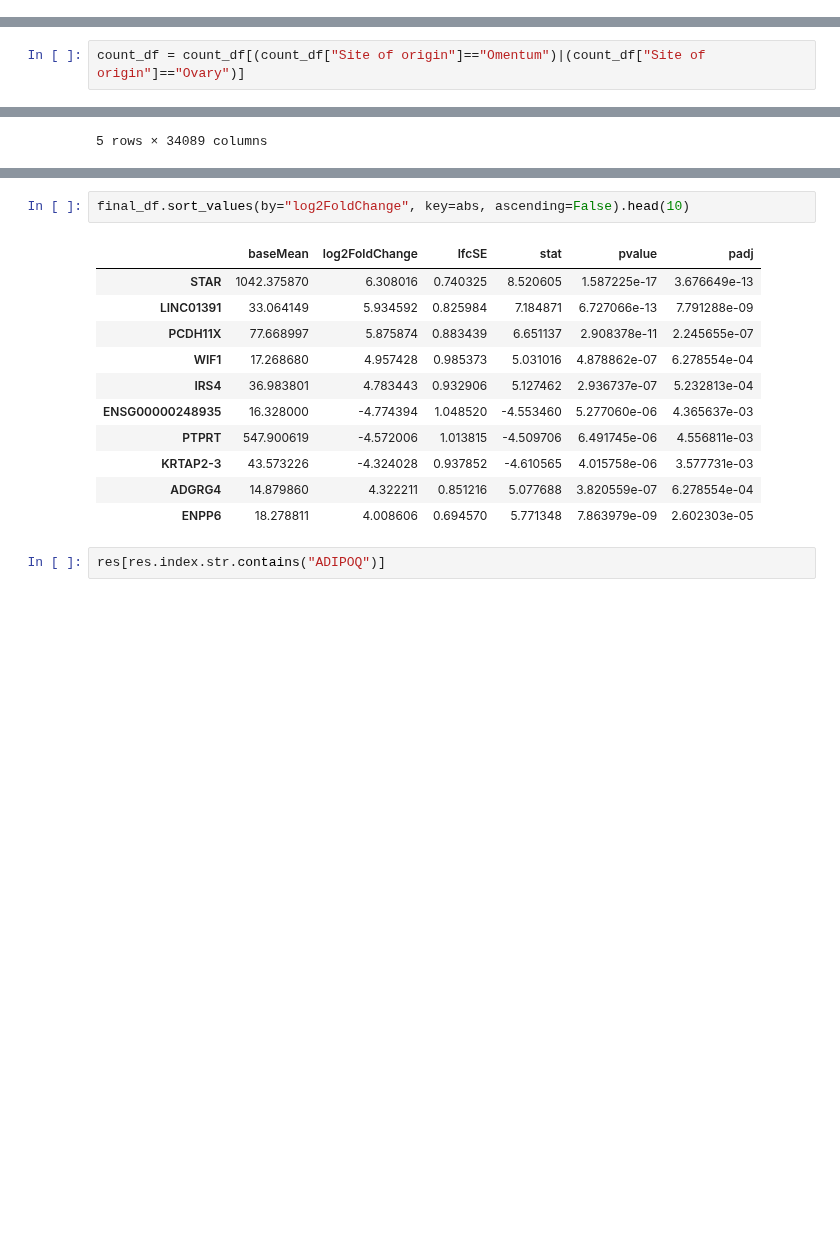
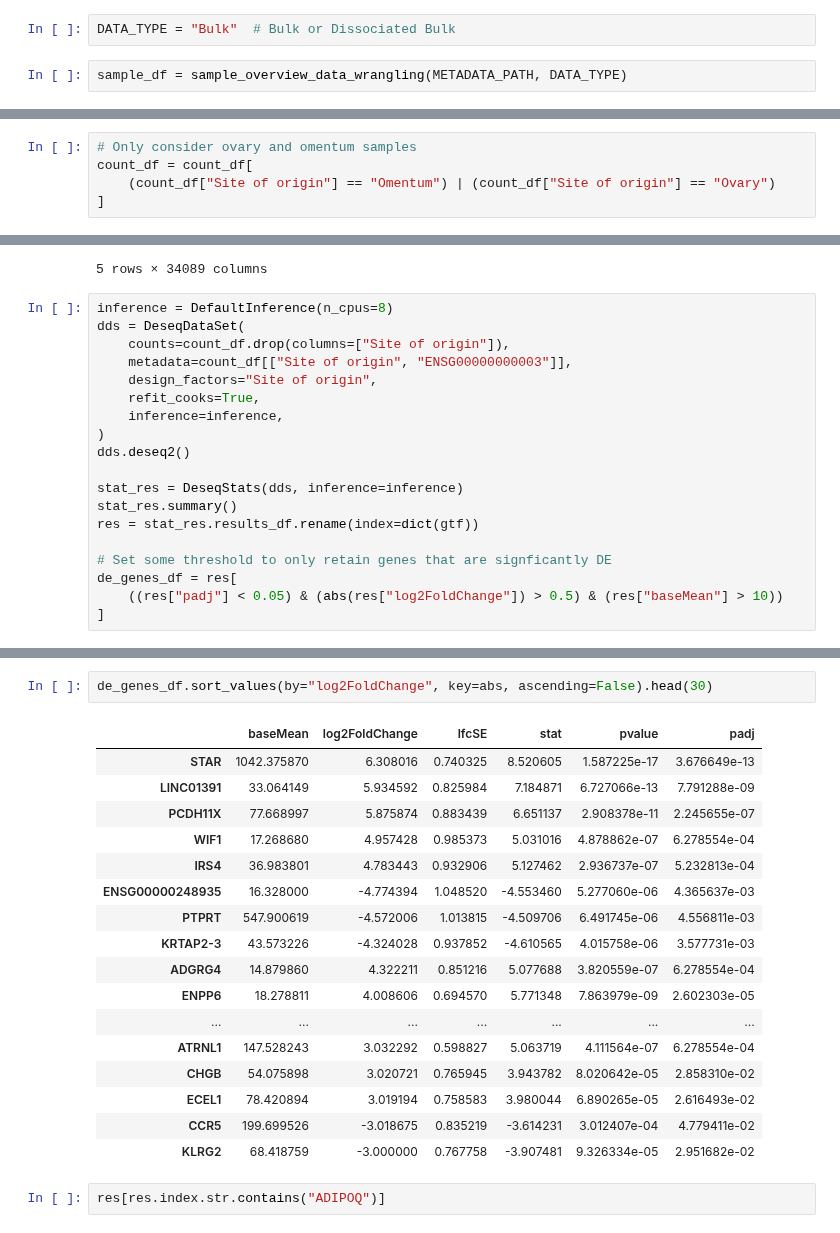
Before and after one commit to emma2207/hgsoc-reconstruction, a Jupyter notebook: differential_expression_analysis/dea_bulk.ipynb, the cells around one changed output, grey strips where cells are left out. Saved outputs shown, nothing was run; the diff lists cells and outputs as text; blank space fills up the shorter version.

```diff
--- a/differential_expression_analysis/dea_bulk.ipynb
+++ b/differential_expression_analysis/dea_bulk.ipynb
@@ -23,0 +38,4 @@ df = pd.read_excel(METADATA_PATH + "samples_overview.xlsx", header=1, index_col=
+# %%
+DATA_TYPE = "Bulk"  # Bulk or Dissociated Bulk
+# %%
+sample_df = sample_overview_data_wrangling(METADATA_PATH, DATA_TYPE)
@@ -82,6 +83,9 @@ count_df = pd.merge(df, count_matrix, how="inner", left_on="Long Sample ID", rig
 count_df = count_df.set_index("Long Sample ID")
 # %%
-count_df = count_df[(count_df["Site of origin"]=="Omentum")|(count_df["Site of origin"]=="Ovary")]
+# Only consider ovary and omentum samples
+count_df = count_df[
+    (count_df["Site of origin"] == "Omentum") | (count_df["Site of origin"] == "Ovary")
+]
 # %%
 count_df.head()
 # %% [output]
@@ -93,3 +97,22 @@ count_df.head()
 | 230509/2202 | Omentum | 80 | 7 | 1134 | 40 | ... |
 | 230509/2444 | Omentum | 598 | 8 | 796 | 98 | ... |
 5 rows × 34089 columns
+# %%
+inference = DefaultInference(n_cpus=8)
+dds = DeseqDataSet(
+    counts=count_df.drop(columns=["Site of origin"]),
+    metadata=count_df[["Site of origin", "ENSG00000000003"]],
+    design_factors="Site of origin",
+    refit_cooks=True,
+    inference=inference,
+)
+dds.deseq2()
+
+stat_res = DeseqStats(dds, inference=inference)
+stat_res.summary()
+res = stat_res.results_df.rename(index=dict(gtf))
+
+# Set some threshold to only retain genes that are signficantly DE
+de_genes_df = res[
+    ((res["padj"] < 0.05) & (abs(res["log2FoldChange"]) > 0.5) & (res["baseMean"] > 10))
+]
@@ -176,17 +159,23 @@ ENSG00000292309       NaN
 # %%
-final_df.sort_values(by="log2FoldChange", key=abs, ascending=False).head(10)
+de_genes_df.sort_values(by="log2FoldChange", key=abs, ascending=False).head(30)
 # %% [output]
 |  | baseMean | log2FoldChange | lfcSE | stat | pvalue | padj |
 | STAR | 1042.375870 | 6.308016 | 0.740325 | 8.520605 | 1.587225e-17 | 3.676649e-13 |
 | LINC01391 | 33.064149 | 5.934592 | 0.825984 | 7.184871 | 6.727066e-13 | 7.791288e-09 |
 | PCDH11X | 77.668997 | 5.875874 | 0.883439 | 6.651137 | 2.908378e-11 | 2.245655e-07 |
 | WIF1 | 17.268680 | 4.957428 | 0.985373 | 5.031016 | 4.878862e-07 | 6.278554e-04 |
 | IRS4 | 36.983801 | 4.783443 | 0.932906 | 5.127462 | 2.936737e-07 | 5.232813e-04 |
 | ENSG00000248935 | 16.328000 | -4.774394 | 1.048520 | -4.553460 | 5.277060e-06 | 4.365637e-03 |
 | PTPRT | 547.900619 | -4.572006 | 1.013815 | -4.509706 | 6.491745e-06 | 4.556811e-03 |
 | KRTAP2-3 | 43.573226 | -4.324028 | 0.937852 | -4.610565 | 4.015758e-06 | 3.577731e-03 |
 | ADGRG4 | 14.879860 | 4.322211 | 0.851216 | 5.077688 | 3.820559e-07 | 6.278554e-04 |
 | ENPP6 | 18.278811 | 4.008606 | 0.694570 | 5.771348 | 7.863979e-09 | 2.602303e-05 |
+| ... | ... | ... | ... | ... | ... | ... |
+| ATRNL1 | 147.528243 | 3.032292 | 0.598827 | 5.063719 | 4.111564e-07 | 6.278554e-04 |
+| CHGB | 54.075898 | 3.020721 | 0.765945 | 3.943782 | 8.020642e-05 | 2.858310e-02 |
+| ECEL1 | 78.420894 | 3.019194 | 0.758583 | 3.980044 | 6.890265e-05 | 2.616493e-02 |
+| CCR5 | 199.699526 | -3.018675 | 0.835219 | -3.614231 | 3.012407e-04 | 4.779411e-02 |
+| KLRG2 | 68.418759 | -3.000000 | 0.767758 | -3.907481 | 9.326334e-05 | 2.951682e-02 |
 # %%
 res[res.index.str.contains("ADIPOQ")]
 # %% [output]
```
Also changed, not shown: parts of 25 cells of this notebook, 1 other file.
